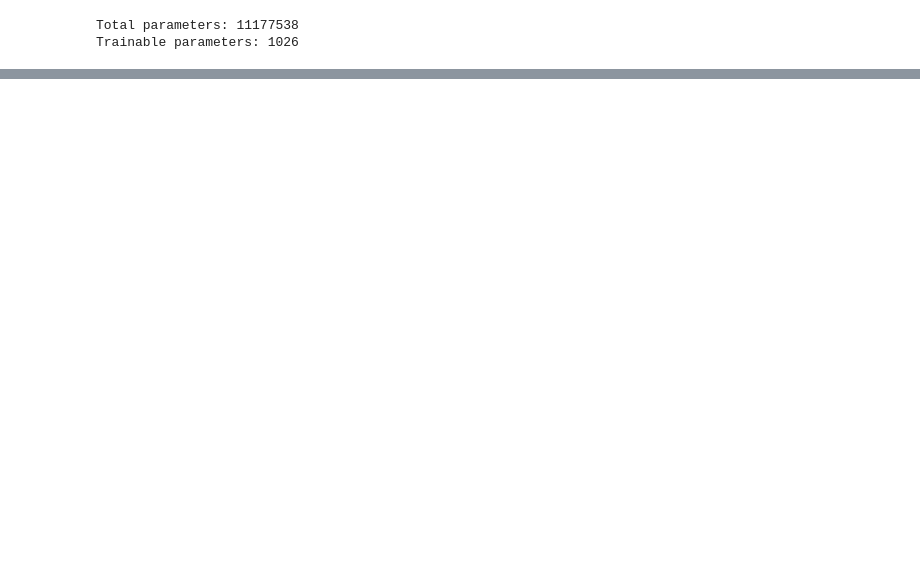
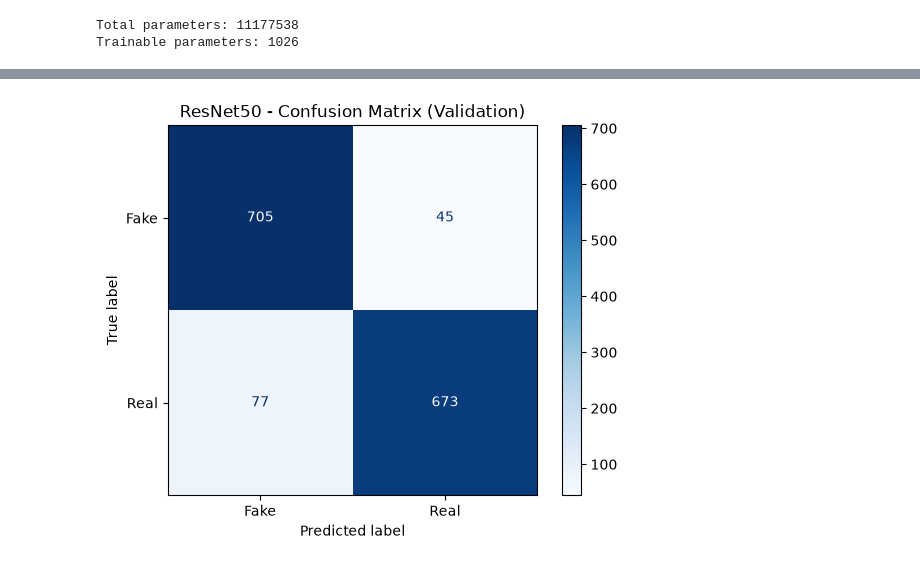
Before and after one commit to Pasqem09-zoo/xai-counterfactuals, a Jupyter notebook: experiments/exploration.ipynb, the cells around one changed output, grey strips where cells are left out. Saved outputs shown, nothing was run; the diff lists cells and outputs as text; code cells hidden in the pictures; blank space fills up the shorter version.

```diff
--- a/experiments/exploration.ipynb
+++ b/experiments/exploration.ipynb
@@ -335,0 +421,73 @@ Validation samples: 1500
+# %%
+
+# ============================================================
+# CONFUSION MATRIX - RESNET50 - VALIDATION SET
+# ============================================================
+
+import torch
+import matplotlib.pyplot as plt
+
+from sklearn.metrics import (
+    confusion_matrix,
+    ConfusionMatrixDisplay,
+    classification_report
+)
+
+from src.dataset import *
+from src.models import ResNet50Classifier
+from src.config import DEVICE, CHECKPOINT_DIR
+
+# Checkpoint EXP10
+checkpoint_path = CHECKPOINT_DIR / "resnet50_exp10_scheduler_earlystop.pth"
+
+# Load validation data
+_, val_loader, _ = get_dataloaders()
+
+# Load best ResNet50 checkpoint
+model = ResNet50Classifier().to(DEVICE)
+
+model.load_state_dict(
+    torch.load(checkpoint_path, map_location=DEVICE, weights_only=True)
+)
+model.eval()
+
+# Collect predictions
+y_true = []
+y_pred = []
+
+with torch.no_grad():
+    for images, labels in val_loader:
+
+        images = images.to(DEVICE)
+        outputs = model(images)
+        predictions = outputs.argmax(dim=1)
+
+        y_true.extend(labels.tolist())
+        y_pred.extend(predictions.cpu().tolist())
+
+# Compute confusion matrix
+cm = confusion_matrix(y_true, y_pred, labels=[0, 1])
+
+print("Checkpoint:", checkpoint_path.name)
+print("\nConfusion Matrix:")
+print(cm)
+
+print("\nClassification Report:")
+print(classification_report(
+    y_true,
+    y_pred,
+    labels=[0, 1],
+    target_names=["Fake", "Real"],
+    digits=3
+))
+
+# Plot confusion matrix
+disp = ConfusionMatrixDisplay(
+    confusion_matrix=cm,
+    display_labels=["Fake", "Real"]
+)
+
+disp.plot(cmap="Blues", values_format="d")
+plt.title("ResNet50 - Confusion Matrix (Validation)")
+plt.show()
+# %% [output]
@@ -335,0 +509 @@ Validation samples: 1500
+[figure, added]
```
Also changed, not shown: parts of 10 cells of this notebook, 9 other files.
